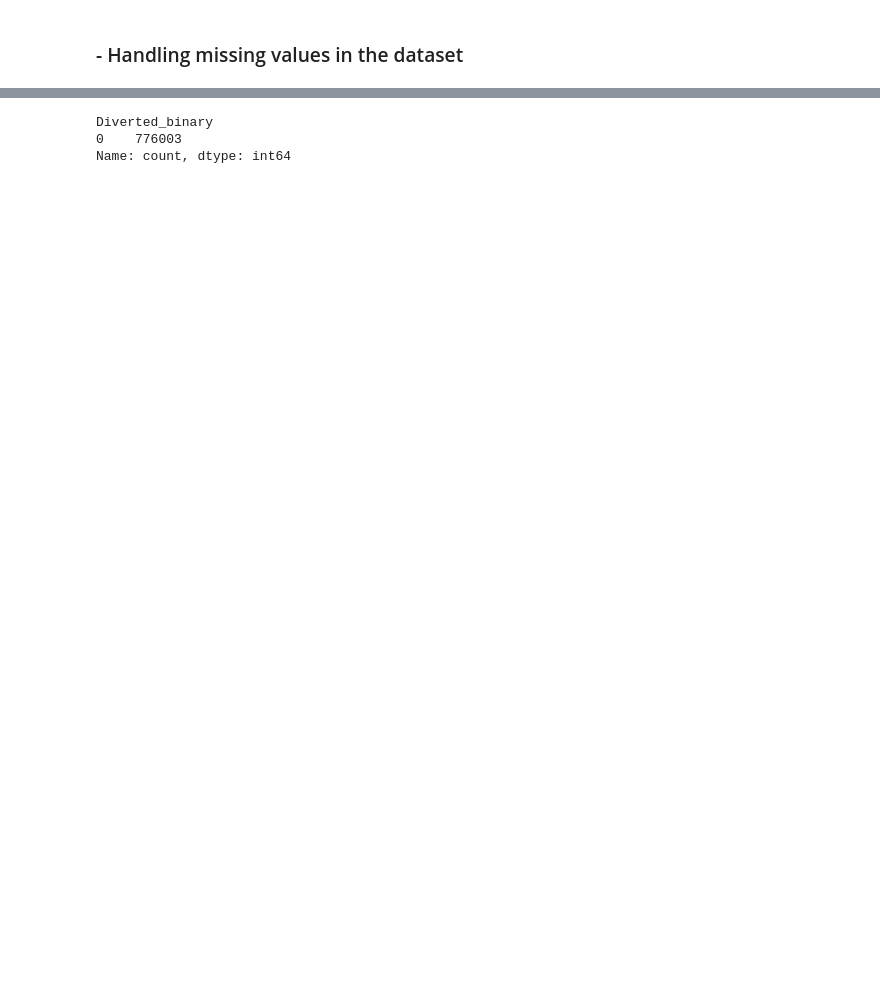
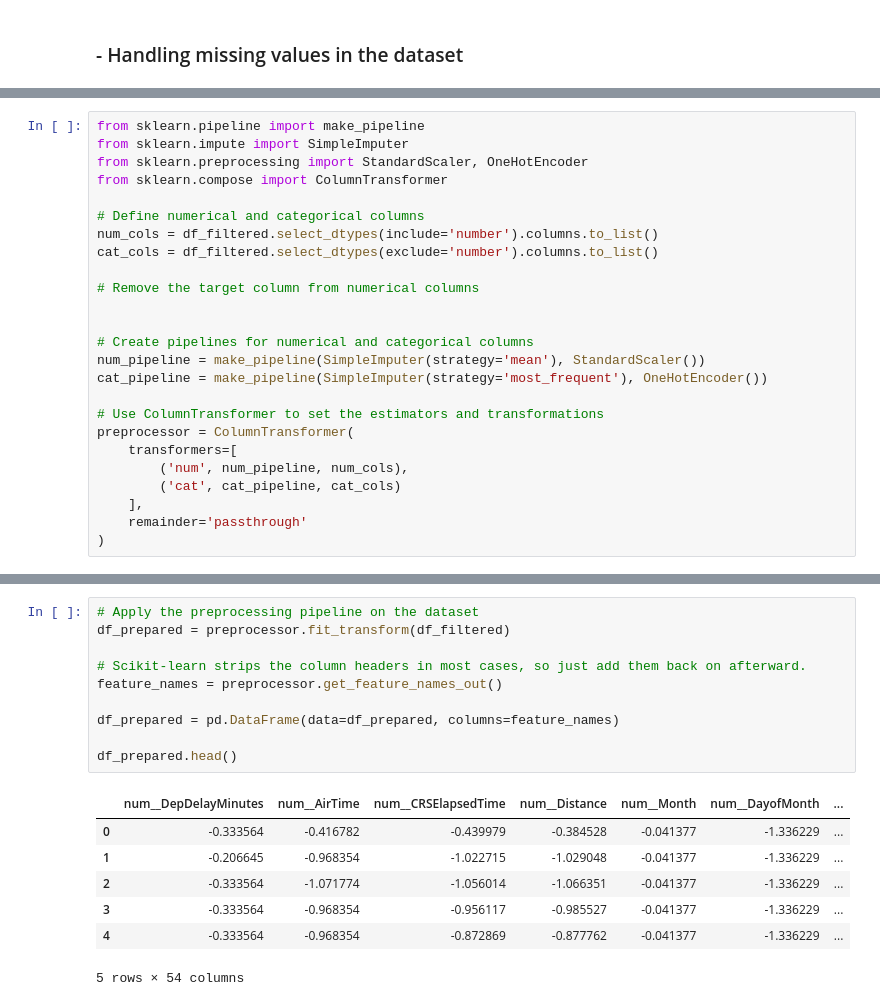
Before and after one commit to patel-aum-yorku/Flight-Status-Prediction, a Jupyter notebook: flight_status.ipynb, the cells around one changed output, grey strips where cells are left out. Saved outputs shown, nothing was run; the diff lists cells and outputs as text; blank space fills up the shorter version.

```diff
--- a/flight_status.ipynb
+++ b/flight_status.ipynb
@@ -489,0 +464,25 @@ dtype: int64
+# %%
+from sklearn.pipeline import make_pipeline
+from sklearn.impute import SimpleImputer
+from sklearn.preprocessing import StandardScaler, OneHotEncoder
+from sklearn.compose import ColumnTransformer
+
+# Define numerical and categorical columns
+num_cols = df_filtered.select_dtypes(include='number').columns.to_list()
+cat_cols = df_filtered.select_dtypes(exclude='number').columns.to_list()
+
+# Remove the target column from numerical columns
+
+
+# Create pipelines for numerical and categorical columns
+num_pipeline = make_pipeline(SimpleImputer(strategy='mean'), StandardScaler())
+cat_pipeline = make_pipeline(SimpleImputer(strategy='most_frequent'), OneHotEncoder())
+
+# Use ColumnTransformer to set the estimators and transformations
+preprocessor = ColumnTransformer(
+    transformers=[
+        ('num', num_pipeline, num_cols),
+        ('cat', cat_pipeline, cat_cols)
+    ],
+    remainder='passthrough'
+)
@@ -490,5 +509,18 @@ dtype: int64
 # %%
+# Apply the preprocessing pipeline on the dataset
+df_prepared = preprocessor.fit_transform(df_filtered)
+
+# Scikit-learn strips the column headers in most cases, so just add them back on afterward.
+feature_names = preprocessor.get_feature_names_out()
+
+df_prepared = pd.DataFrame(data=df_prepared, columns=feature_names)
+
+df_prepared.head()
 # %% [output]
+|  | num__DepDelayMinutes | num__AirTime | num__CRSElapsedTime | num__Distance | num__Month | num__DayofMonth | ... |
+| 0 | -0.333564 | -0.416782 | -0.439979 | -0.384528 | -0.041377 | -1.336229 | ... |
+| 1 | -0.206645 | -0.968354 | -1.022715 | -1.029048 | -0.041377 | -1.336229 | ... |
+| 2 | -0.333564 | -1.071774 | -1.056014 | -1.066351 | -0.041377 | -1.336229 | ... |
+| 3 | -0.333564 | -0.968354 | -0.956117 | -0.985527 | -0.041377 | -1.336229 | ... |
+| 4 | -0.333564 | -0.968354 | -0.872869 | -0.877762 | -0.041377 | -1.336229 | ... |
-Diverted_binary
-0    776003
-Name: count, dtype: int64
+5 rows × 54 columns
```
Also changed, not shown: parts of 33 cells of this notebook.
